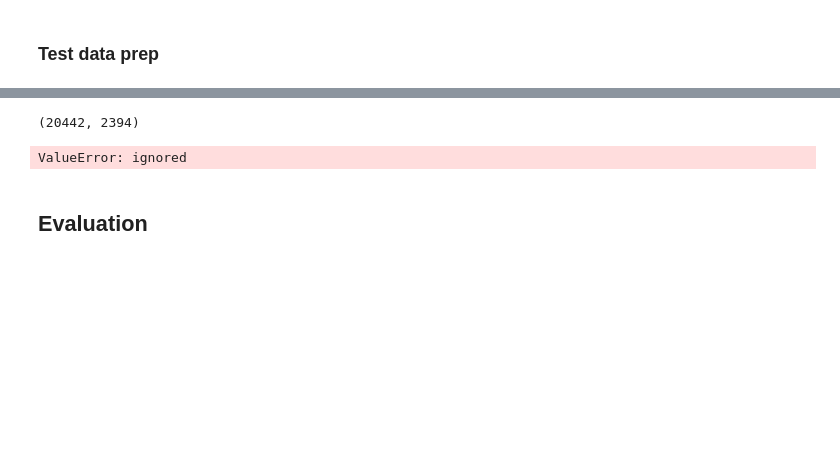
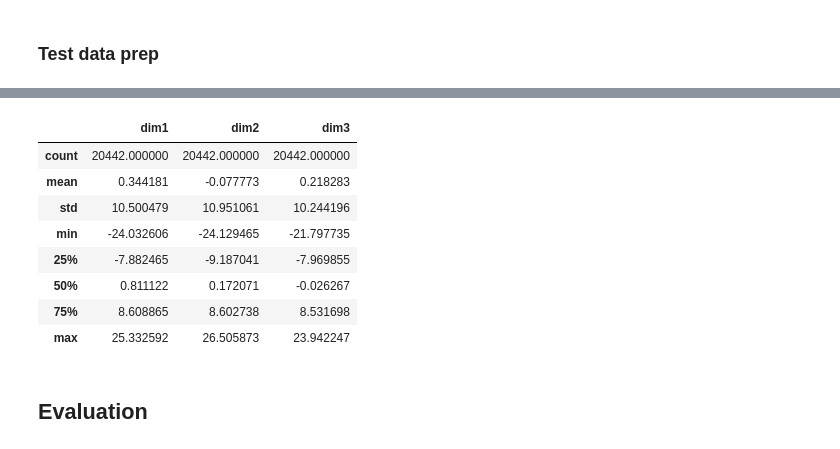
Before and after one commit to Shalakam/banking-behaviour-scorecard, a Jupyter notebook: kernel.ipynb, the cells around one changed output, grey strips where cells are left out. Drawn from its saved outputs; the diff is of its cells as text; code cells hidden in the pictures; blank space fills up the shorter version.

```diff
--- a/kernel.ipynb
+++ b/kernel.ipynb
@@ -267,10 +256,15 @@ test_X.describe()
-# %%
-print(test_df.shape)
-
-test_X = model.fit_transform(test_df.iloc[:,1:])
-model.get_params()
-# %% [output]
-(20442, 2394)
-ValueError: ignored
+# %%
+test = pd.DataFrame(X_test,columns=["dim1",'dim2','dim3'])
+test.describe()
+# %% [output]
+|  | dim1 | dim2 | dim3 |
+| count | 20442.000000 | 20442.000000 | 20442.000000 |
+| mean | 0.344181 | -0.077773 | 0.218283 |
+| std | 10.500479 | 10.951061 | 10.244196 |
+| min | -24.032606 | -24.129465 | -21.797735 |
+| 25% | -7.882465 | -9.187041 | -7.969855 |
+| 50% | 0.811122 | 0.172071 | -0.026267 |
+| 75% | 8.608865 | 8.602738 | 8.531698 |
+| max | 25.332592 | 26.505873 | 23.942247 |
 # %%
 # logistic baseline classification model
```
Also changed, not shown: parts of 42 cells of this notebook.
